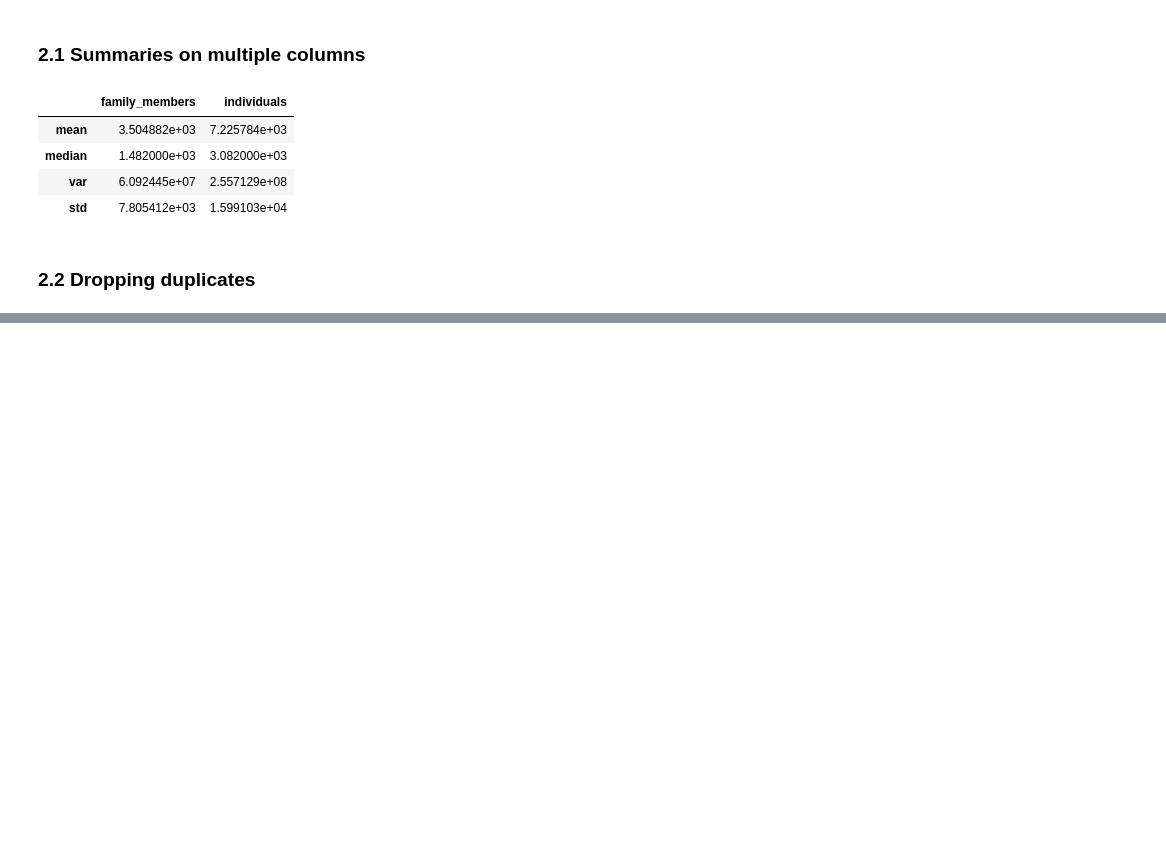
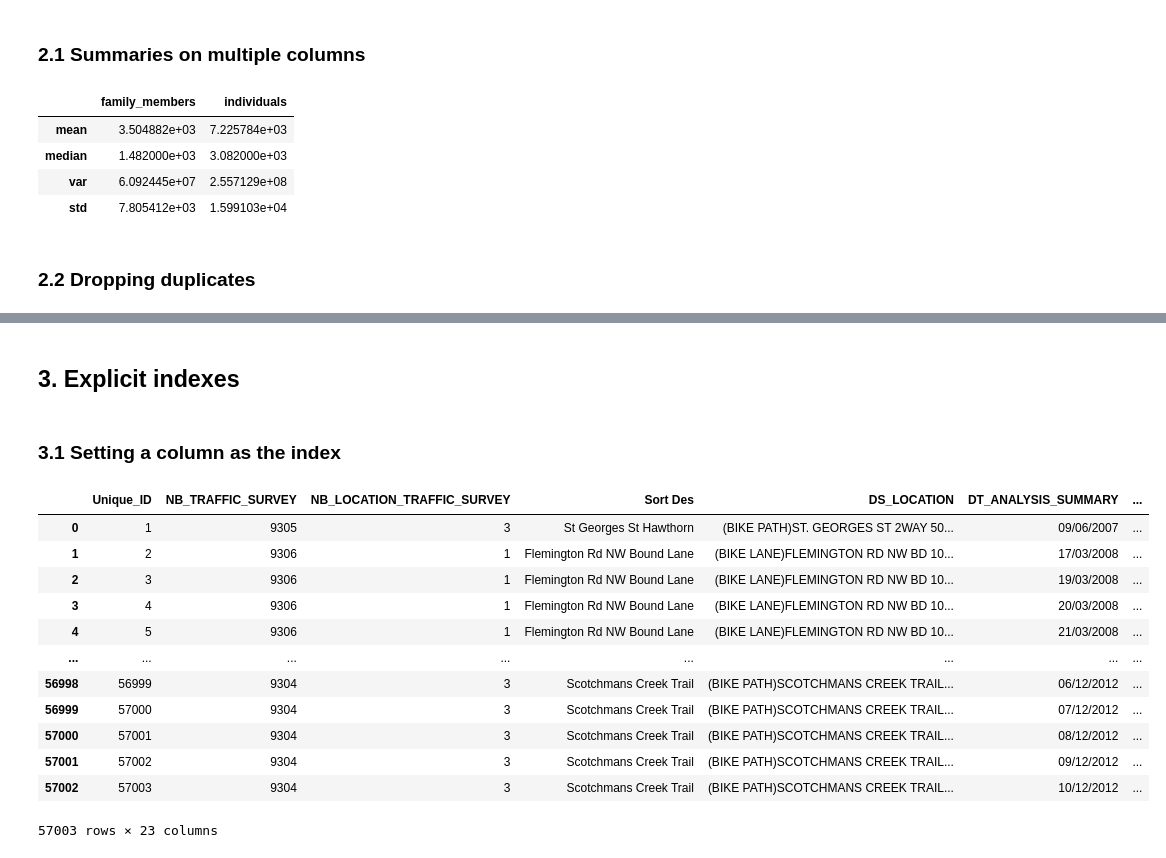
Before and after one commit to Timm26/Data_Science_Handbook, a Jupyter notebook: Data_Manipulation/Data_Manipulation_with_Pandas.ipynb, the cells around one changed output, grey strips where cells are left out. Cells and saved outputs as stored; diff of their text form; code cells hidden in the pictures; blank space fills up the shorter version.

```diff
--- a/Data_Manipulation/Data_Manipulation_with_Pandas.ipynb
+++ b/Data_Manipulation/Data_Manipulation_with_Pandas.ipynb
@@ -166,0 +263,22 @@ df[['family_members','individuals']].agg(["mean", "median", "var", "std"])
+# %% [markdown]
+## 3. Explicit indexes
+# %% [markdown]
+### 3.1 Setting a column as the index
+# %%
+# Set and remove an index
+Bicycle.set_index("Unique_ID")
+Bicycle.reset_index(drop = True) # If you want to drop it as well
+# %% [output]
+|  | Unique_ID | NB_TRAFFIC_SURVEY | NB_LOCATION_TRAFFIC_SURVEY | Sort Des | DS_LOCATION | DT_ANALYSIS_SUMMARY | ... |
+| 0 | 1 | 9305 | 3 | St Georges St Hawthorn | (BIKE PATH)ST. GEORGES ST 2WAY 50... | 09/06/2007 | ... |
+| 1 | 2 | 9306 | 1 | Flemington Rd NW Bound Lane | (BIKE LANE)FLEMINGTON RD NW BD 10... | 17/03/2008 | ... |
+| 2 | 3 | 9306 | 1 | Flemington Rd NW Bound Lane | (BIKE LANE)FLEMINGTON RD NW BD 10... | 19/03/2008 | ... |
+| 3 | 4 | 9306 | 1 | Flemington Rd NW Bound Lane | (BIKE LANE)FLEMINGTON RD NW BD 10... | 20/03/2008 | ... |
+| 4 | 5 | 9306 | 1 | Flemington Rd NW Bound Lane | (BIKE LANE)FLEMINGTON RD NW BD 10... | 21/03/2008 | ... |
+| ... | ... | ... | ... | ... | ... | ... | ... |
+| 56998 | 56999 | 9304 | 3 | Scotchmans Creek Trail | (BIKE PATH)SCOTCHMANS CREEK TRAIL... | 06/12/2012 | ... |
+| 56999 | 57000 | 9304 | 3 | Scotchmans Creek Trail | (BIKE PATH)SCOTCHMANS CREEK TRAIL... | 07/12/2012 | ... |
+| 57000 | 57001 | 9304 | 3 | Scotchmans Creek Trail | (BIKE PATH)SCOTCHMANS CREEK TRAIL... | 08/12/2012 | ... |
+| 57001 | 57002 | 9304 | 3 | Scotchmans Creek Trail | (BIKE PATH)SCOTCHMANS CREEK TRAIL... | 09/12/2012 | ... |
+| 57002 | 57003 | 9304 | 3 | Scotchmans Creek Trail | (BIKE PATH)SCOTCHMANS CREEK TRAIL... | 10/12/2012 | ... |
+57003 rows × 23 columns
```
Also changed, not shown: parts of 21 cells of this notebook.
